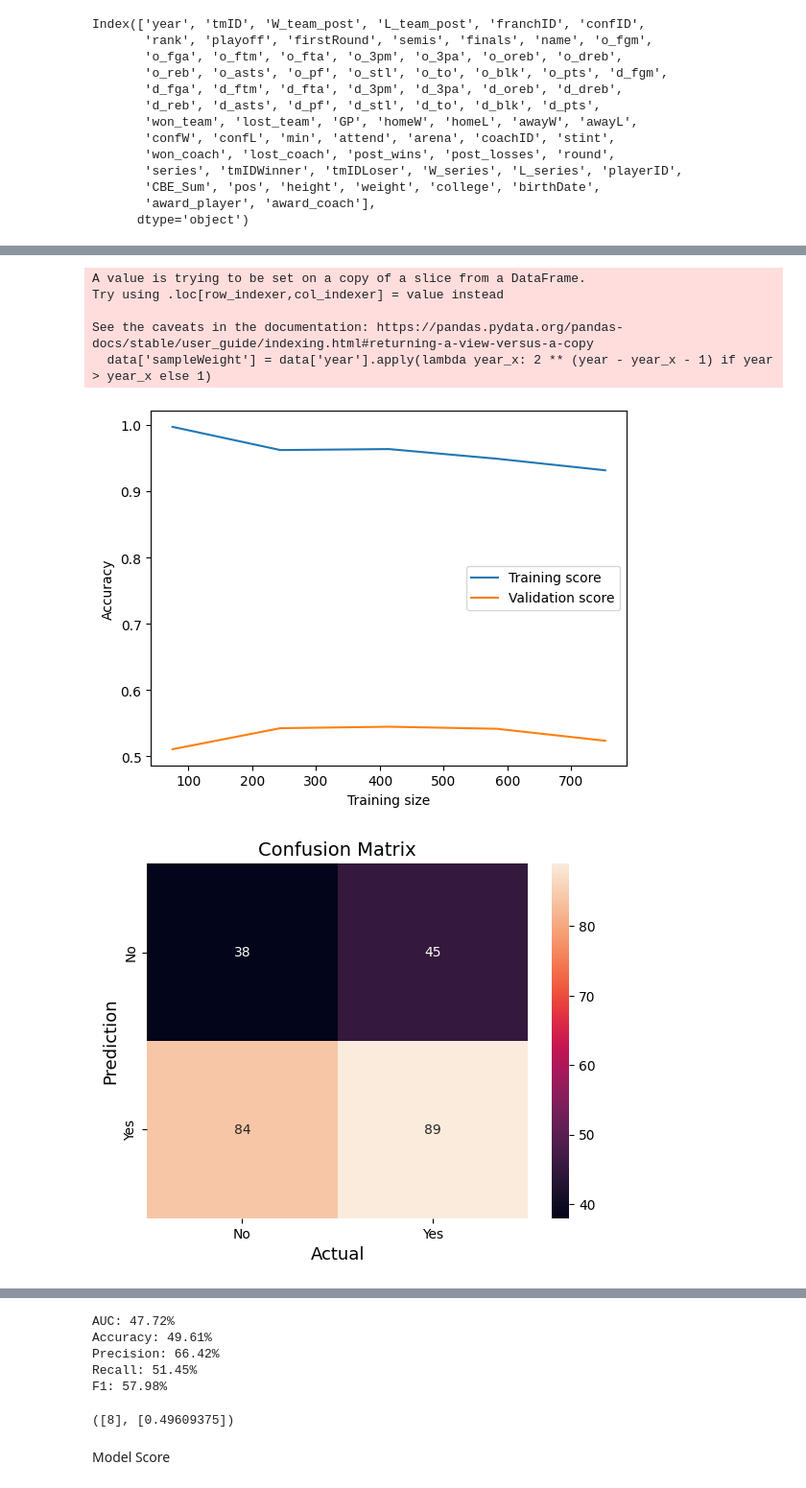
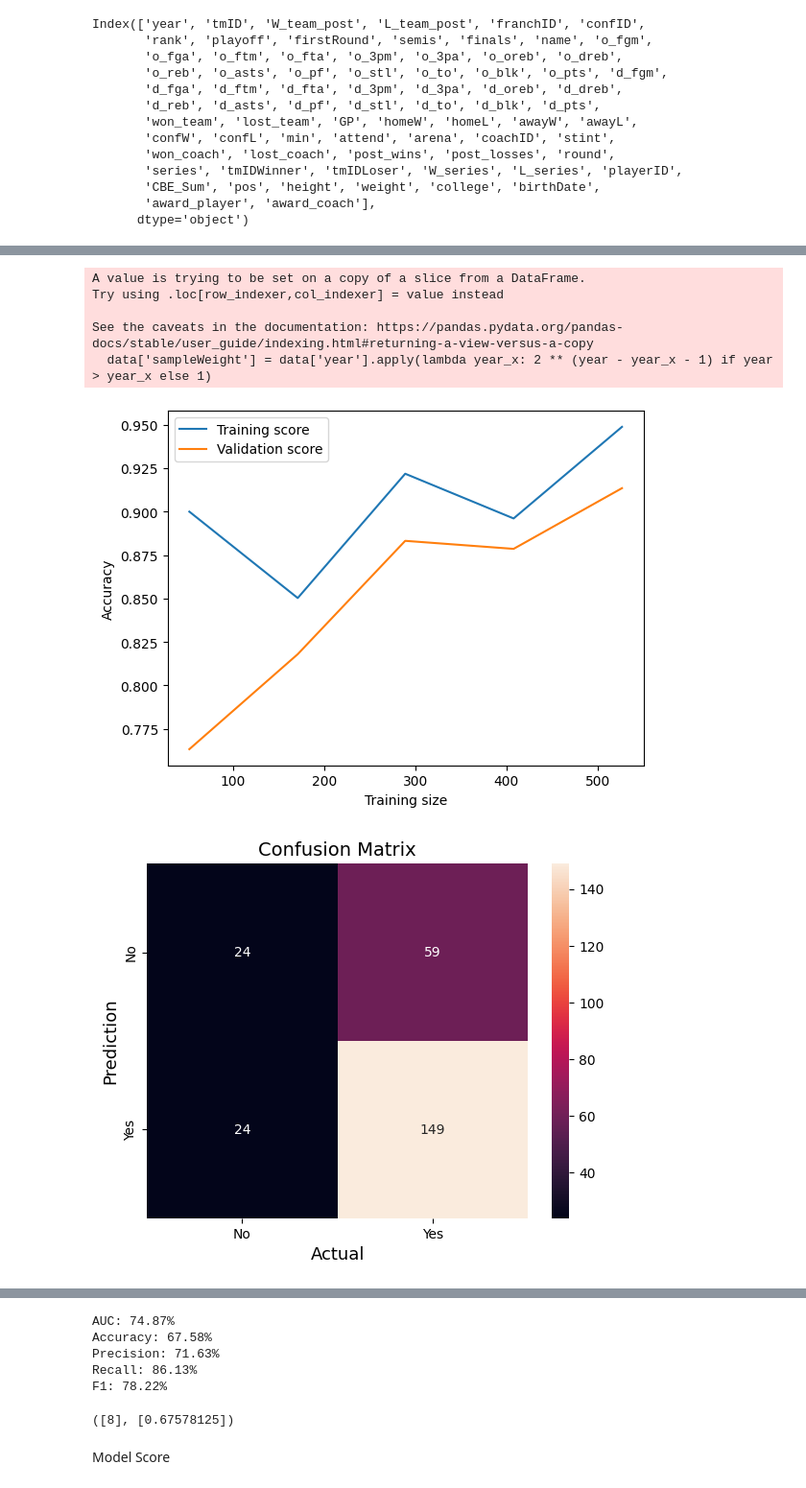
Before and after one commit to DanielRodrigues08/AC-FEUP, a Jupyter notebook: classification.ipynb, the cells around one changed output, grey strips where cells are left out. Shown at 96% size. Saved outputs shown, nothing was run; the diff lists cells and outputs as text; code cells hidden in the pictures.

```diff
--- a/classification.ipynb
+++ b/classification.ipynb
@@ -81,11 +67,11 @@ key_predictors = []
 features_values = pd.DataFrame(df, columns=available_columns)
 target_values = df["playoff"].values
 chi2_results = chi2(features_values, target_values)
-best_chi2_cols = SelectKBest(chi2, k=1)
+best_chi2_cols = SelectKBest(chi2, k=25)
 
 
 
-# corr_matrix = df.corr()
+corr_matrix = df.corr()
 # fig = plt.figure(figsize=(36,36), dpi = 480)
 # sn.heatmap(df.corr(), annot = True, fmt = '.2f')
 # plt.show()
@@ -264,15 +276,16 @@ def train_model_validation(year, model, data, label, param_grid):
 
     X_test, y_test = test_data.drop([label, 'sampleWeight'], axis=1), test_data[label]
     sample_weight = X_train['sampleWeight']
-    model.fit(X_train.drop(['sampleWeight'], axis=1), y_train, sample_weight=sample_weight)
-    grid_search = GridSearchCV(model, param_grid, cv=None)
-    grid_search.fit(X_val, y_val)
+    #model.fit(X_train.drop(['sampleWeight'], axis=1), y_train, sample_weight=sample_weight)
+    #grid_search = GridSearchCV(model, param_grid, cv=None)
+    #grid_search.fit(X_val, y_val)
 
     sample_weight = train_data["sampleWeight"]
-    model.set_params(**grid_search.best_params_)
+    #model.set_params(**param_grid)
 
+    #print(grid_search.best_params_)
 
-    model.fit(train_data.drop([label, "sampleWeight"], axis=1), train_data[label], sample_weight=sample_weight)
+    model.fit(train_data.drop([label, "sampleWeight"], axis=1), train_data[label])
 
     train_sizes, train_scores, val_scores = learning_curve(model, X_train, y_train, cv=None)
 
@@ -315,14 +328,15 @@ def train_evaluate_decision_tree_graph(model, data):
     data1.drop(['confID'], axis=1, inplace=True)
     data2.drop(['confID'], axis=1, inplace=True)
     years = sorted(data["year"].unique())
+
     param_grid = {
-        'criterion': ['gini', 'entropy'],
-        'max_depth': [None, 10, 20, 30],
-        'min_samples_split': [2, 5, 10],
-        'min_samples_leaf': [1, 2, 4]
-    }
+        'kernel': 'linear',
+        }
+
 
     year = 8
+
+    print(years)
 
     y_test1, y_pred1, y_prob1 = train_model_validation(year, model, data1, label, param_grid)
     y_test2, y_pred2, y_prob2 = train_model_validation(year, model, data2, label, param_grid)
@@ -331,8 +345,7 @@ def train_evaluate_decision_tree_graph(model, data):
     y_pred = np.concatenate((y_pred1, y_pred2))
     y_prob = np.concatenate((y_prob1[:, 1], y_prob2[:, 1]))
 
-    if year == years[-1]:
-        model_score(y_test, y_pred, y_prob)
+    model_score(y_test, y_pred, y_prob)
 
     accuracy = accuracy_score(y_test, y_pred)
     accuracy_scores.append(accuracy)
@@ -341,5 +354,5 @@ def train_evaluate_decision_tree_graph(model, data):
     return years_tested, accuracy_scores
 
 
-train_evaluate_decision_tree_graph(clf, df)
+train_evaluate_decision_tree_graph(mlp, df)
 # %% [output]
@@ -360,7 +374,7 @@ See the caveats in the documentation: https://pandas.pydata.org/pandas-docs/stab
-A value is trying to be set on a copy of a slice from a DataFrame.
-Try using .loc[row_indexer,col_indexer] = value instead
-
-See the caveats in the documentation: https://pandas.pydata.org/pandas-docs/stable/user_guide/indexing.html#returning-a-view-versus-a-copy
-  data['sampleWeight'] = data['year'].apply(lambda year_x: 2 ** (year - year_x - 1) if year > year_x else 1)
+A value is trying to be set on a copy of a slice from a DataFrame.
+Try using .loc[row_indexer,col_indexer] = value instead
+
+See the caveats in the documentation: https://pandas.pydata.org/pandas-docs/stable/user_guide/indexing.html#returning-a-view-versus-a-copy
+  data['sampleWeight'] = data['year'].apply(lambda year_x: 2 ** (year - year_x - 1) if year > year_x else 1)
-[figure, old version]
+[figure, new version]
-[figure, old version]
+[figure, new version]
@@ -368,8 +382,8 @@ See the caveats in the documentation: https://pandas.pydata.org/pandas-docs/stab
-AUC: 47.72%
-Accuracy: 49.61%
-Precision: 66.42%
-Recall: 51.45%
-F1: 57.98%
-([8], [0.49609375])
+AUC: 74.87%
+Accuracy: 67.58%
+Precision: 71.63%
+Recall: 86.13%
+F1: 78.22%
+([8], [0.67578125])
 # %% [markdown]
  Model Score
```
Also changed, not shown: parts of 11 cells of this notebook.
